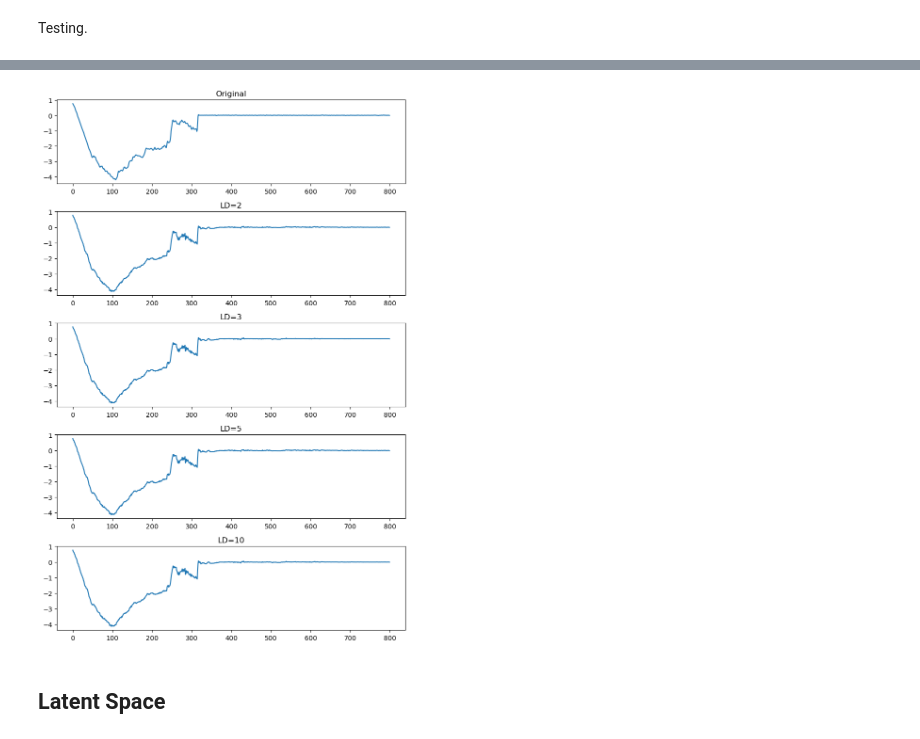
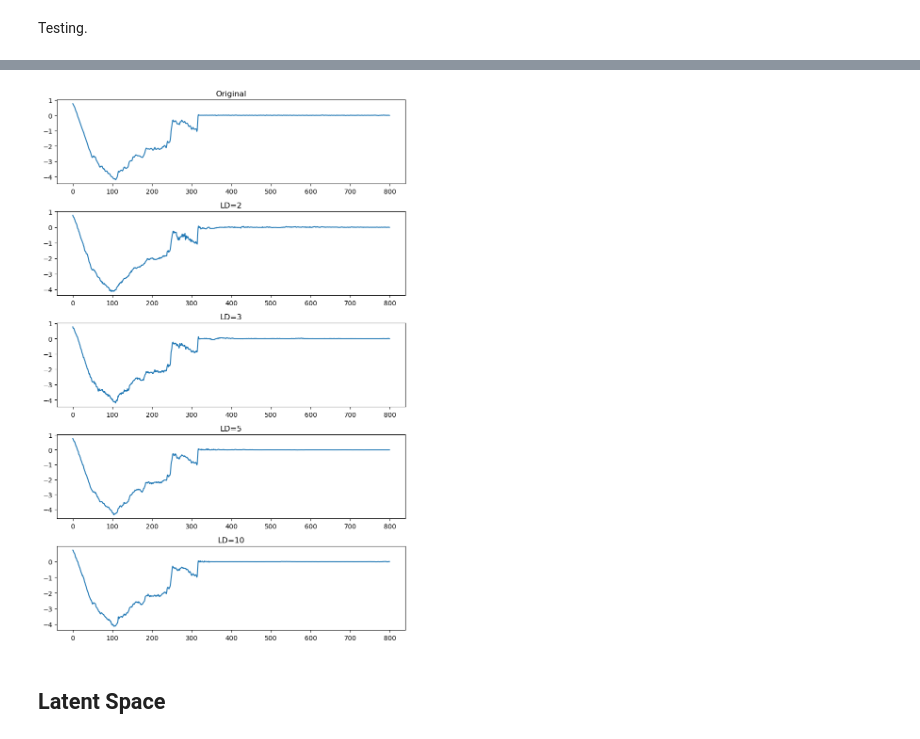
Before and after one commit to mZaiam/IPIV_AFM_deep_learning, a Jupyter notebook: models/conv1d/autoencoders/ae_testing_datasets.ipynb, the cells around one changed output, grey strips where cells are left out. Drawn from its saved outputs; the diff is of its cells as text; code cells hidden in the pictures.

```diff
--- a/models/conv1d/autoencoders/ae_testing_datasets.ipynb
+++ b/models/conv1d/autoencoders/ae_testing_datasets.ipynb
@@ -109,33 +109,33 @@ plt.show()
 # %%
 curve15 = data_ausio2[15]
 
 with torch.no_grad():
     curve15_pred2 = ae2(curve15.unsqueeze(0))
     curve15_pred3 = ae3(curve15.unsqueeze(0))
     curve15_pred5 = ae5(curve15.unsqueeze(0))
     curve15_pred10 = ae10(curve15.unsqueeze(0))
 
 fig, ax = plt.subplots(5, 1, figsize=(8, 12))
 
 im0 = ax[0].plot(curve15.squeeze())
 ax[0].set_title('Original')
 
 im1 = ax[1].plot(curve15_pred2.squeeze())
 ax[1].set_title('LD=2')
 
-im1 = ax[2].plot(curve15_pred2.squeeze())
+im1 = ax[2].plot(curve15_pred3.squeeze())
 ax[2].set_title('LD=3')
 
-im1 = ax[3].plot(curve15_pred2.squeeze())
+im1 = ax[3].plot(curve15_pred5.squeeze())
 ax[3].set_title('LD=5')
 
-im1 = ax[4].plot(curve15_pred2.squeeze())
+im1 = ax[4].plot(curve15_pred10.squeeze())
 ax[4].set_title('LD=10')
 
 plt.tight_layout()
 plt.show()
 # %% [output]
-[figure, old version]
+[figure, new version]
 # %% [markdown]
 ## Latent Space
 # %% [markdown]
```
Also changed, not shown: parts of 1 cell of this notebook.
